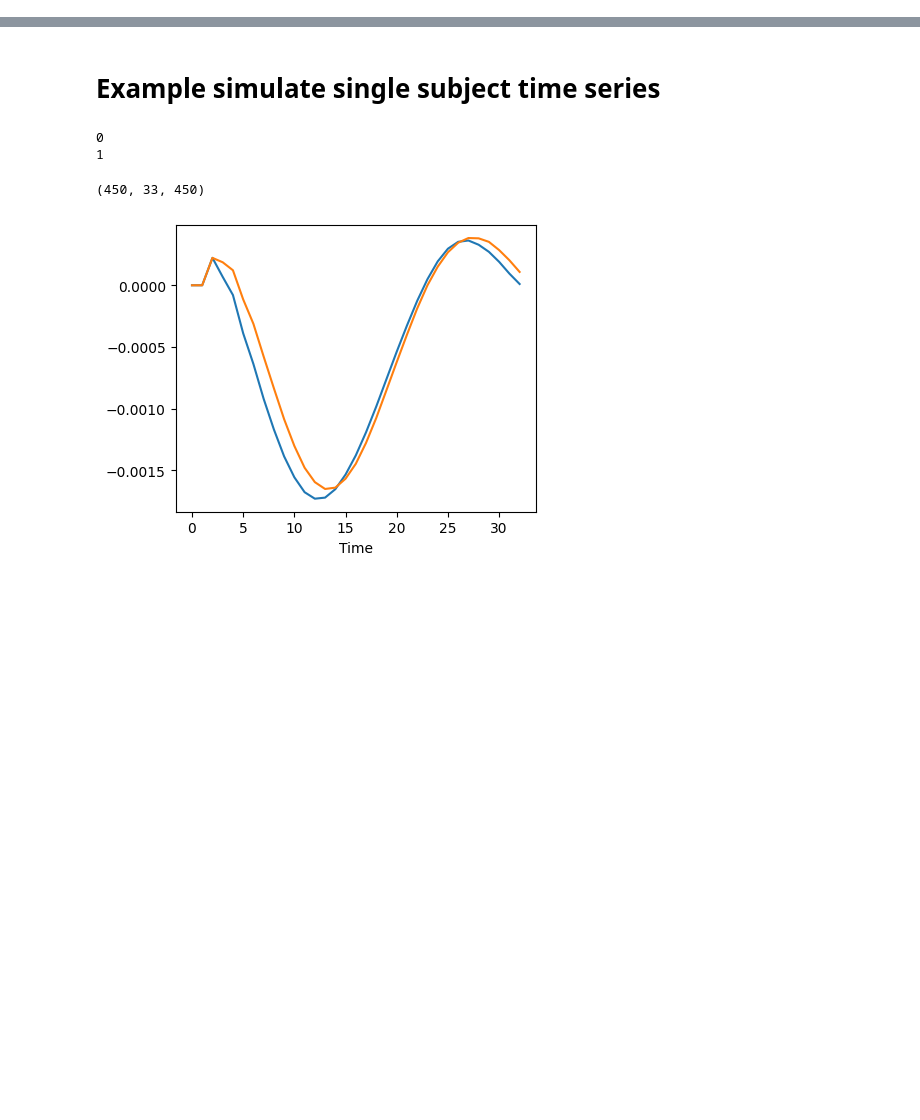
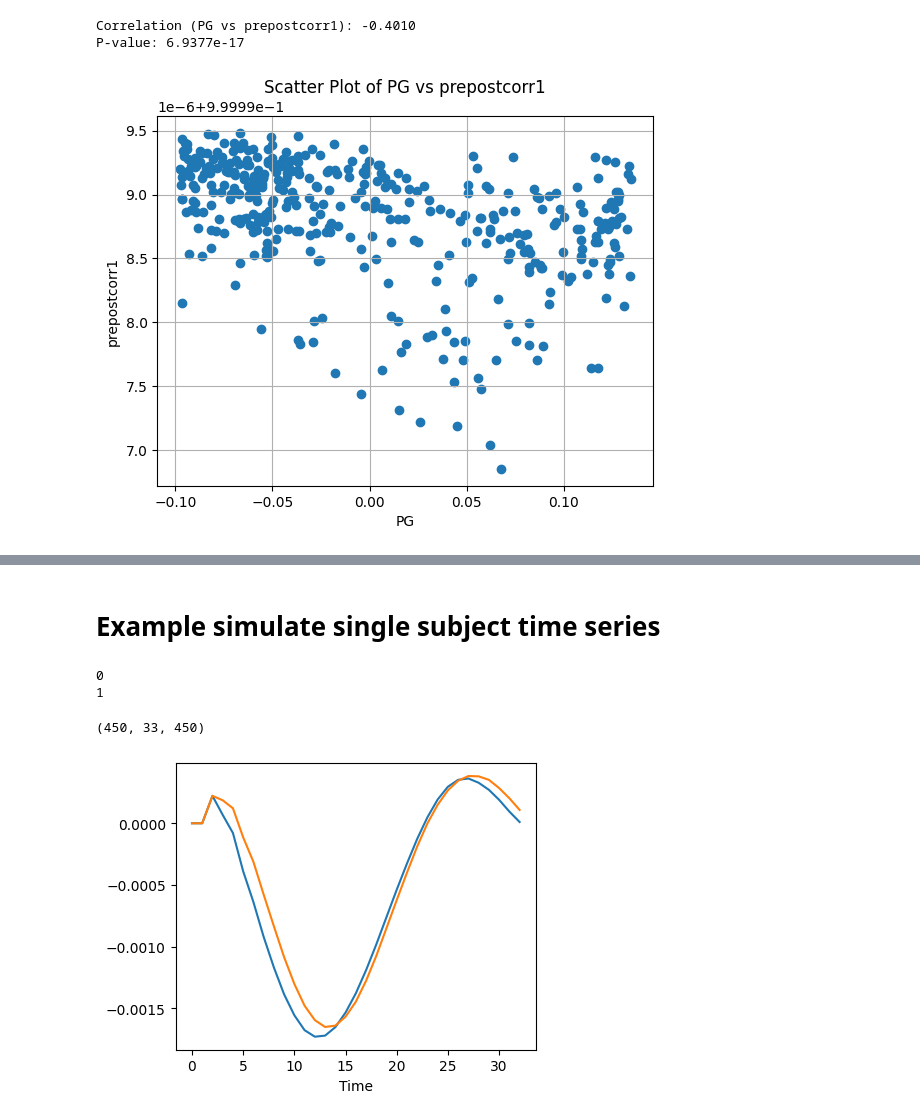
Before and after one commit to grabuffo/BrainStim_ANN_fMRI_HCP, a Jupyter notebook: notebooks/Evoked_Timescales.ipynb, the cells around one changed output, grey strips where cells are left out. Cells and saved outputs as stored; diff of their text form; code cells hidden in the pictures; blank space fills up the shorter version.

```diff
--- a/notebooks/Evoked_Timescales.ipynb
+++ b/notebooks/Evoked_Timescales.ipynb
@@ -78,0 +172,4 @@ Using device: cpu
+# %%
+prepostcorr1=np.mean(Patter_correlation,axis=0)[-400:]
+net1=np.mean(Net_effect,axis=0)[-400:]
+respo1=np.mean(Responsiveness,axis=0)[-400:]
@@ -78,0 +257,16 @@ Using device: cpu
+# %%
+# Compute correlation
+xxx=PG
+yyy=prepostcorr1
+corr, p_value = stats.pearsonr(xxx,yyy)
+print(f"Correlation (PG vs prepostcorr1): {corr:.4f}")
+print(f"P-value: {p_value:.4e}")
+plt.scatter(xxx,yyy)
+plt.xlabel("PG"); plt.ylabel("prepostcorr1")
+plt.title("Scatter Plot of PG vs prepostcorr1")
+plt.grid(True)
+plt.show()
+# %% [output]
+Correlation (PG vs prepostcorr1): -0.4010
+P-value: 6.9377e-17
+[figure, added]
```
Also changed, not shown: parts of 10 cells of this notebook.
